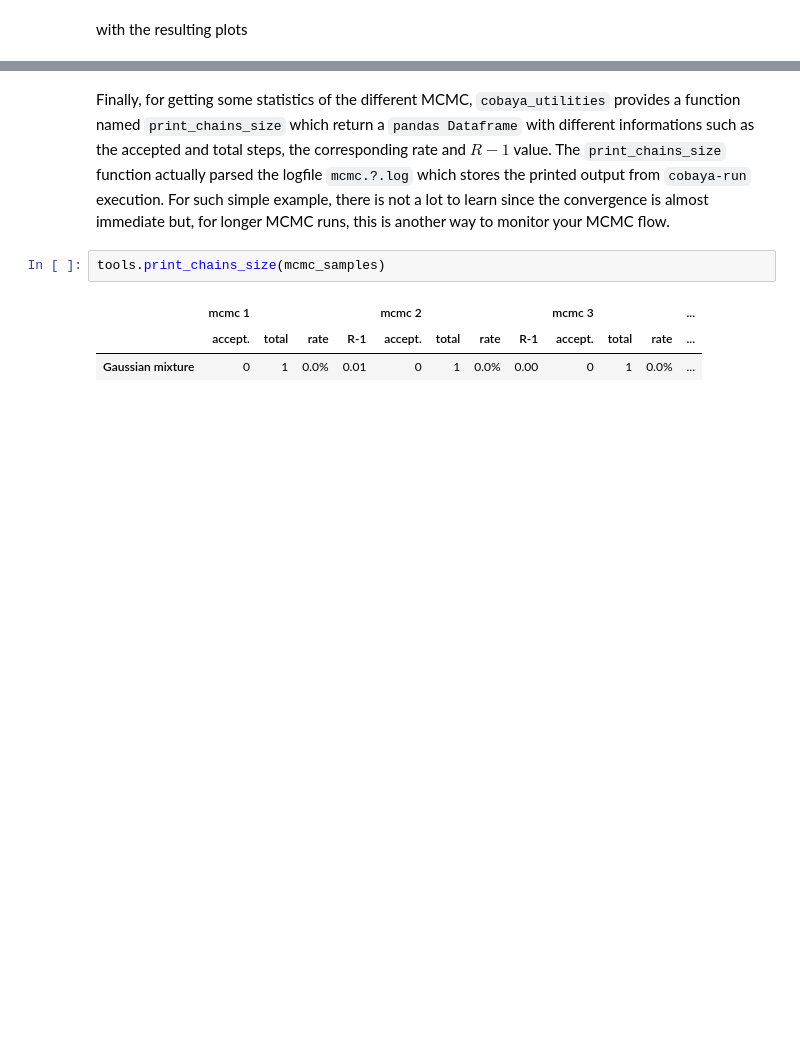
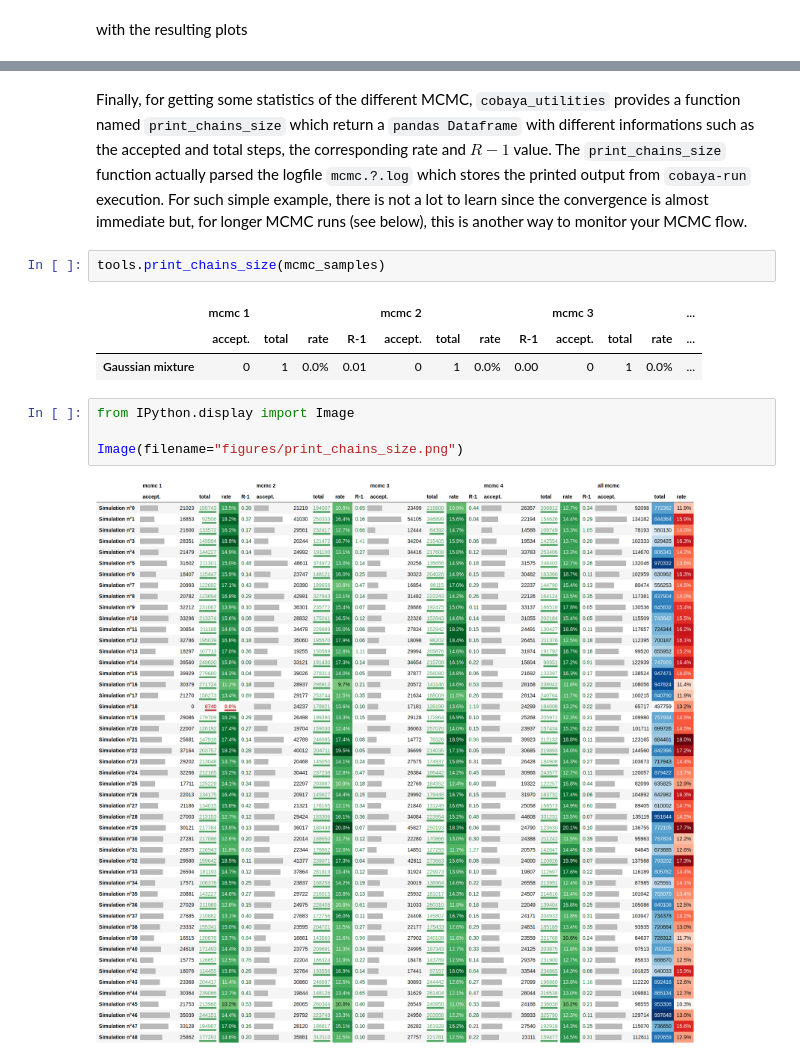
Before and after one commit to xgarrido/cobaya_utilities, a Jupyter notebook: docs/tutorials/chains.ipynb, the cells around one changed output, grey strips where cells are left out. Saved outputs shown, nothing was run; the diff lists cells and outputs as text; blank space fills up the shorter version.

Commit message:
Add static png to show chain sizes table (#11)

```diff
--- a/docs/tutorials/chains.ipynb
+++ b/docs/tutorials/chains.ipynb
@@ -113,10 +113,16 @@ tools.plot_progress(mcmc_samples);
 # %% [output]
 [drawing not drawn]
 # %% [markdown]
-Finally, for getting some statistics of the different MCMC, `cobaya_utilities` provides a function named `print_chains_size` which return a `pandas Dataframe` with different informations such as the accepted and total steps, the corresponding rate and $R-1$ value. The `print_chains_size` function actually parsed the logfile `mcmc.?.log` which stores the printed output from `cobaya-run` execution. For such simple example, there is not a lot to learn since the convergence is almost immediate but, for longer MCMC runs, this is another way to monitor your MCMC flow.
+Finally, for getting some statistics of the different MCMC, `cobaya_utilities` provides a function named `print_chains_size` which return a `pandas Dataframe` with different informations such as the accepted and total steps, the corresponding rate and $R-1$ value. The `print_chains_size` function actually parsed the logfile `mcmc.?.log` which stores the printed output from `cobaya-run` execution. For such simple example, there is not a lot to learn since the convergence is almost immediate but, for longer MCMC runs (see below), this is another way to monitor your MCMC flow.
 # %%
 tools.print_chains_size(mcmc_samples)
 # %% [output]
 |  | mcmc 1 |  |  |  | mcmc 2 |  |  |  | mcmc 3 |  |  | ... |
 |  | accept. | total | rate | R-1 | accept. | total | rate | R-1 | accept. | total | rate | ... |
 | Gaussian mixture | 0 | 1 | 0.0% | 0.01 | 0 | 1 | 0.0% | 0.00 | 0 | 1 | 0.0% | ... |
+# %%
+from IPython.display import Image
+
+Image(filename="figures/print_chains_size.png")
+# %% [output]
+[figure, added]
```
Also changed, not shown: 2 other files.
